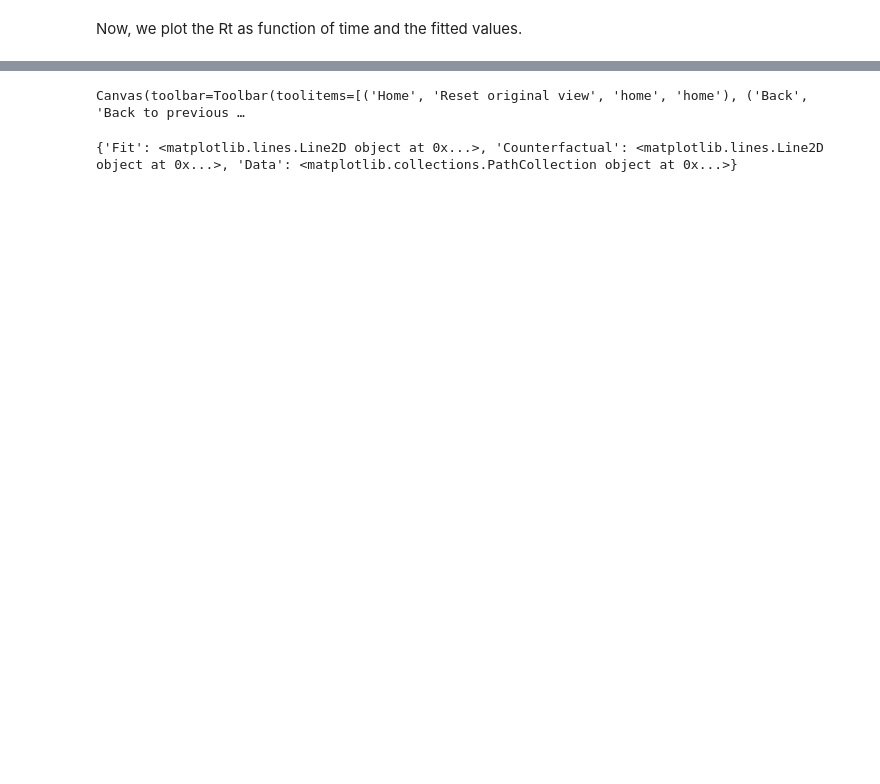
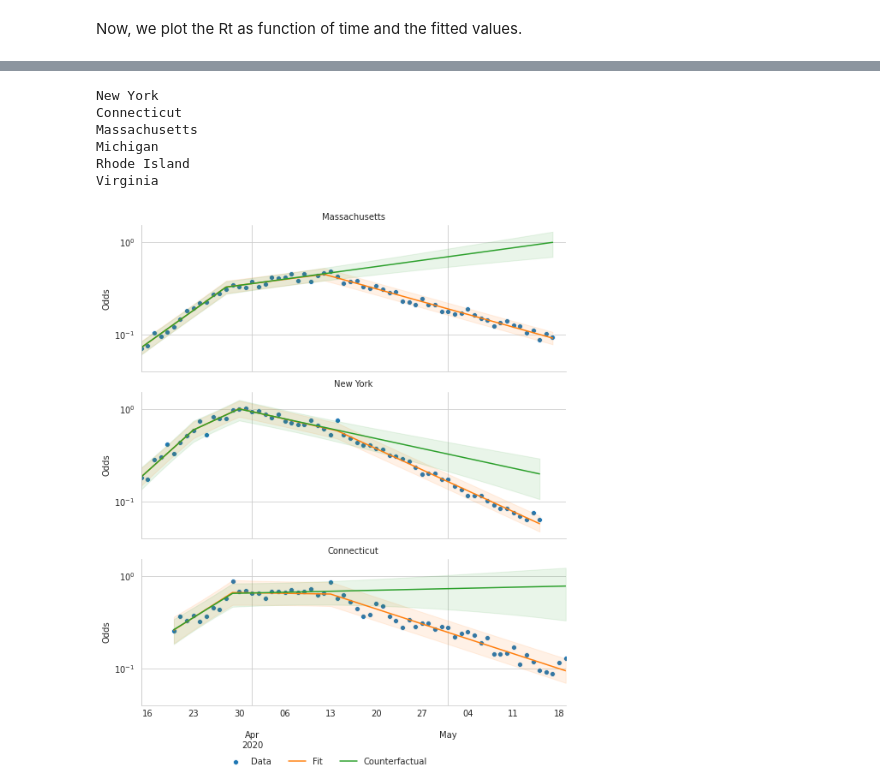
Before and after one commit to ababino/corona, a Jupyter notebook: Binomial_L1_LR_AIC_states.ipynb, the cells around one changed output, grey strips where cells are left out. Drawn from its saved outputs; the diff is of its cells as text; code cells hidden in the pictures; blank space fills up the shorter version.

```diff
--- a/Binomial_L1_LR_AIC_states.ipynb
+++ b/Binomial_L1_LR_AIC_states.ipynb
@@ -1163,3 +1230,44 @@ Virginia
+# %%
+for state in df.State.unique():
+    print(state)
+    lics = lics_dict[state]
+
+    y = np.log(data.loc[data['State']==state, 'Odds'])
+    X = np.tri(len(y))
+    X = np.cumsum(X, axis=0)[:, 1:]
+    exog_full = lics.transform_to_ols(X)
+    ind = exog_full[:, -2]<2
+    y_sub = y[ind]
+    exog_sub = exog_full[ind,:]
+    exog_sub = np.hstack([exog_sub[:, :-2],exog_sub[:,-1:]])
+    ols = sm.OLS(y_sub, exog_sub)
+    res = ols.fit()
+    exog = np.hstack([exog_full[:, :-2],exog_full[:,-1:]])
+    yhat = res.predict(exog)
+    yhat_orig = lics.predict(exog_full)
+
+    odds_cf = np.exp(yhat)
+    (yhat_std, yhat_l, yhat_u) = wls_prediction_std(res, exog)
+    oddshat_std = odds_cf*yhat_std
+
+    #lics.ols_results.params = fitted_params
+    ratio_cf = odds_cf / (odds_cf+1)
+
+    #ind = np.squeeze(np.argwhere(lics.support))
+
+    data.loc[data['State']==state, 'Odds CF'] = odds_cf
+    data.loc[data['State']==state, 'Odds CF std'] = oddshat_std
+    data.loc[data['State']==state, 'oddshat_l_cf'] = odds_cf - 2*oddshat_std
+    data.loc[data['State']==state, 'oddshat_u_cf'] = odds_cf + 2*oddshat_std
+
+    data.loc[data['State']==state, 'ratio_cf'] = ratio_cf
+# %% [output]
+New York
+Connecticut
+Massachusetts
+Michigan
+Rhode Island
+Virginia
 # %%
 # plt.close('all')
 # g1 = sns.FacetGrid(data, row='State', aspect=1.5)
@@ -1198,38 +1306,37 @@ pepe.columns = ['Date', 'State', 'Branch', 'Odds', 'odds_hat', 'oddshat_u', 'odd
 pepe = pepe[pepe['State'].isin(['New York', 'Connecticut', 'Massachusetts'])]
 plt.close('all')
 
 
 
 
 g1 = sns.FacetGrid(pepe, row='State', hue='Branch', aspect=1.5, dropna=False, hue_order=['Data', 'Fit', 'Counterfactual'])
 legend_and_hand = []
 def myplot(data, x=None, y=None, color=None, label=None):
     ax = plt.gca()
     ax = data.plot(x=x, y=y, ax=ax, label=label)
     legend_and_hand.append(ax.get_legend_handles_labels())
     return ax
 g1.map_dataframe(myplot, x='Date', y='odds_hat')
 g1.map_dataframe(sns.scatterplot, x='Date', y='Odds')
 
 
 g1.map(plt.fill_between, 'Date', 'oddshat_l', 'oddshat_u', alpha=0.1)
 hl = g1.axes[0,0].get_legend_handles_labels()
 
 lh = {l:h for h,l in zip(hl[0][1:4], hl[1][1:4])}
-print(lh)
-g1.add_legend(lh, loc='lower center', bbox_to_anchor=(0.7, 0), title='', ncol=3)#
+
+g1.add_legend(lh, bbox_to_anchor=(0.7, 0.01), title='', ncol=3)#, loc='lower center'
 
 plt.yscale('log')
 plt.xlabel('')
 
 g1.set(xlim=[data['Date'].min(), data.loc[data.odds_hat.notna(), 'Date'].max()], ylabel='Odds')
 g1.set_titles("{row_name}")
-plt.tight_layout()
+plt.tight_layout(h_pad=1)
 plt.savefig('figs/odds_cf_masks.jpg', dpi=300)
 plt.show()
 # %% [output]
-Canvas(toolbar=Toolbar(toolitems=[('Home', 'Reset original view', 'home', 'home'), ('Back', 'Back to previous …
-{'Fit': <matplotlib.lines.Line2D object at 0x...>, 'Counterfactual': <matplotlib.lines.Line2D object at 0x...>, 'Data': <matplotlib.collections.PathCollection object at 0x...>}
+[figure, added]
 # %%
 for state in  ['New York', 'Connecticut', 'Massachusetts']:
     subdata = data[data['State']==state]
```
Also changed, not shown: parts of 23 cells of this notebook, 6 other files.
